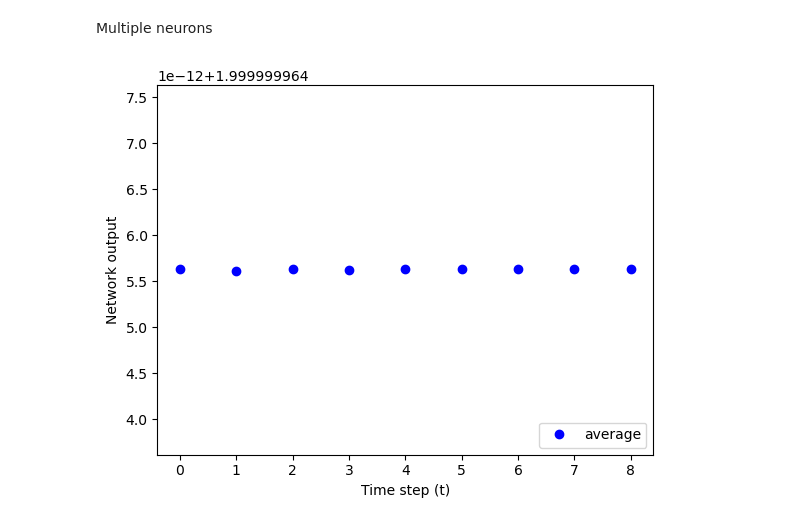
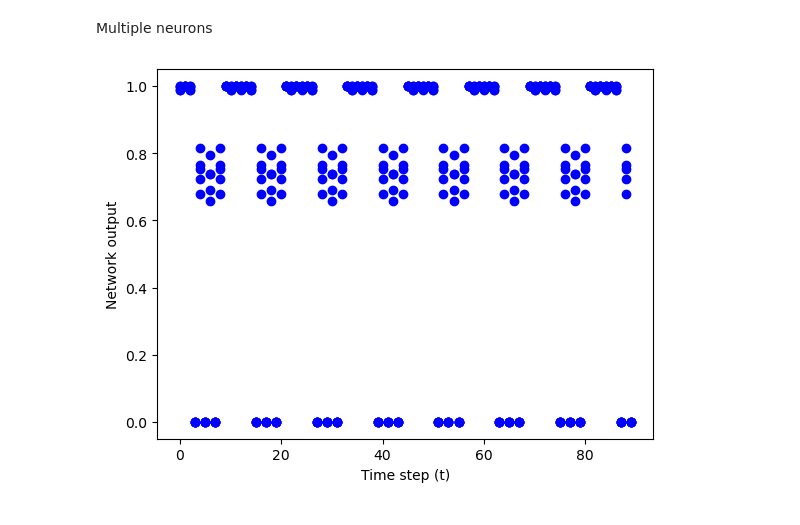
Before and after one commit to shepai/Chaos-Robotics, a Jupyter notebook: Simulation/OpenAIGym/open_ai_example.ipynb, the cells around one changed output. Cells and saved outputs as stored; diff of their text form; code cells hidden in the pictures.

```diff
--- a/Simulation/OpenAIGym/open_ai_example.ipynb
+++ b/Simulation/OpenAIGym/open_ai_example.ipynb
@@ -602,13 +602,14 @@ x[1][0]=random.randint(0,2)
 Cp=np.zeros((2,steps))
 Cp[0][0]=1
 Cp[1][0]=1
-thetas=np.random.normal(1,0.5,(2,1)) #bias terms
-weights=np.random.normal(1,0.5,(2,2))
+thetas=np.random.normal(2,1.5,(2,1)) #bias terms
+weights=np.random.normal(2,1.5,(2,2))
 
 outputs=np.zeros((2,steps))
 
 def sigmoid(x):
-    return (1/(1+np.exp(-1*x)))
+    with np.errstate(invalid='ignore'):
+        return (1/(1+np.exp(-1*x)))
 
 def step(i,t,mus,Cp,x,j):
     global p_count
@@ -625,11 +626,12 @@ def step_e(i,t,mus,Cp,x,j):
     global p_count
     p=pp[p_count]
     #apply mathematic formula
-    mus[t+1]=(mus[t-1]**p)+lambda_*(((x[0][t-1]-x[0][t-1-p])**2+(x[1][t-1]-x[1][t-1-p])**2)/p)
-    Cp[:,t]=(mus[t])*np.sum(weights*(x[:,t]-x[:,t-p]),axis=1)
-    a=np.sum(weights*x[:,t])
-    x[i][t+1]=sigmoid(thetas[i]+a+Cp[i][t])
-    x[j][t+1]=sigmoid(thetas[j]+a+Cp[j][t])
+    with np.errstate(invalid='ignore'):
+        mus[t+1]=(mus[t-1]**p)+lambda_*(((x[0][t-1]-x[0][t-1-p])**2+(x[1][t-1]-x[1][t-1-p])**2)/p)
+        Cp[:,t]=(mus[t])*np.sum(weights*(x[:,t]-x[:,t-p]),axis=1)
+    a=np.dot(weights,x[:,t])
+    x[i][t+1]=sigmoid(thetas[i]+a[i]+Cp[i][t])
+    x[j][t+1]=sigmoid(thetas[j]+a[j]+Cp[j][t])
     return x
 t=1
 for st in range(steps-2):
@@ -639,7 +641,6 @@ for st in range(steps-2):
 
 plt.ylabel("Network output")
 plt.xlabel("Time step (t)")
-
 avg_out=((x[0]+x[1])/2)[:-1]
 plt.plot(x[0][600:630],c="b",label="neuron 1")
 #plt.plot(outputs[0][:-1],'bo')
@@ -706,7 +707,7 @@ steps=631
 lambda_=0.05
 pp=[1,4,5,8,9]
 p_count=1
-num=4
+num=5
 mus=np.zeros((steps,))
 mus[0]=-1
 x=np.zeros((num,steps))
@@ -714,35 +715,36 @@ x[0][0]=random.randint(0,num)
 x[1][0]=random.randint(0,num)
 Cp=np.zeros((num,steps))
 Cp[0][0]=1
 Cp[1][0]=1
 thetas=np.random.normal(1,0.5,(num,1)) #bias terms
 weights=np.random.normal(1,0.5,(num,num))
 
 outputs=np.zeros((2,steps))
 
 def step_m(num,t,mus,Cp,x):
     global p_count
     p=pp[p_count]
     #apply mathematic formula
     mus[t+1]=(mus[t-1]**p)+lambda_*(((x[0][t-1]-x[0][t-1-p])**2+(x[1][t-1]-x[1][t-1-p])**2)/p)
     Cp[:,t]=(mus[t])*np.sum(weights*(x[:,t]-x[:,t-p]),axis=1)
-    a=np.sum(weights*x[:,t])
+    a=np.sum(weights*x[:,t],axis=1)
     for i in range(num):
-        x[i][t+1]=sigmoid(thetas[i]+a+Cp[i][t])
+        x[i][t+1]=sigmoid(thetas[i]+a[i]+Cp[i][t])
     return x
 t=1
 for st in range(steps-2):
     #loop through the generation loop
     t=st+1
     x=step_m(num,t,mus,Cp,x)
 
 plt.ylabel("Network output")
 plt.xlabel("Time step (t)")
 
 avg_out=(np.sum(x,axis=0))/2
-plt.plot(avg_out[10:100],'bo',label="average")
+for i in range(len(x)):
+    plt.plot(x[i][10:100],'bo')
 #plt.plot(avg_out,'bo',c="g")
-plt.legend(loc="lower right")
+
 plt.show()
 # %% [output]
-[figure, old version]
+[figure, new version]
```
Also changed, not shown: parts of 2 cells of this notebook.
